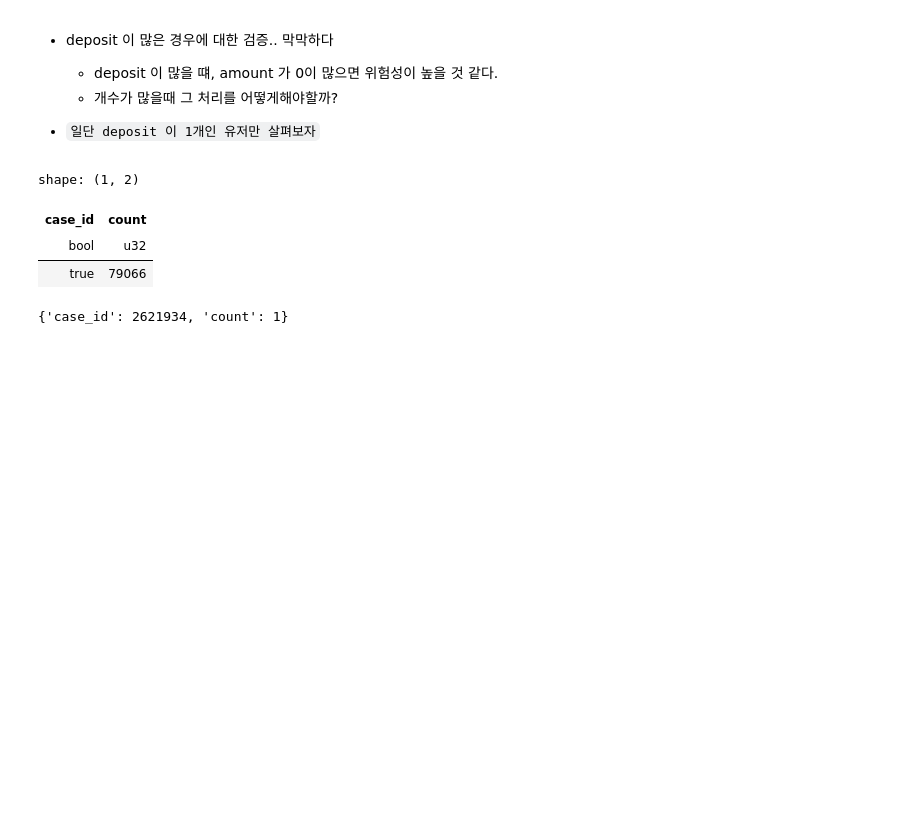
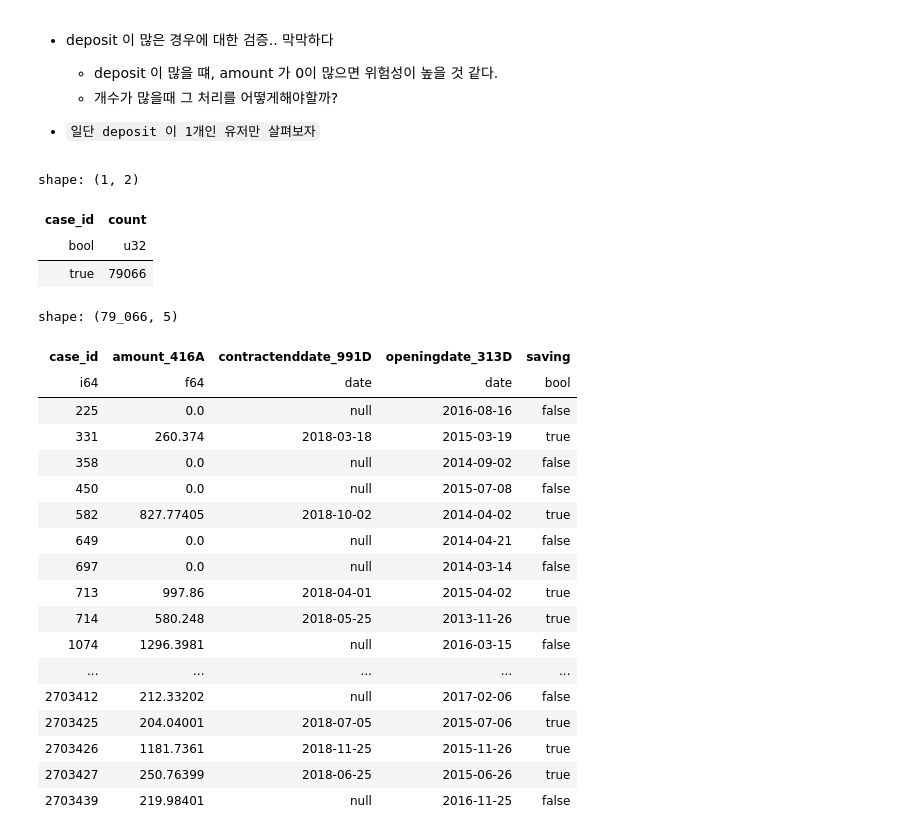
Before and after one commit to MangooH/home_credit, a Jupyter notebook: feature_engineering/deposit.ipynb, the cells around one changed output. Saved outputs shown, nothing was run; the diff lists cells and outputs as text; code cells hidden in the pictures; blank space fills up the shorter version.

```diff
--- a/feature_engineering/deposit.ipynb
+++ b/feature_engineering/deposit.ipynb
@@ -192,7 +192,25 @@ shape: (1, 2)
 | case_id | count |
 | bool | u32 |
 | true | 79066 |
-# %%
-df['case_id'].value_counts().to_struct().
-# %% [output]
-{'case_id': 2621934, 'count': 1}
+# %%
+single_deposit_df
+# %% [output]
+shape: (79_066, 5)
+| case_id | amount_416A | contractenddate_991D | openingdate_313D | saving |
+| i64 | f64 | date | date | bool |
+| 225 | 0.0 | null | 2016-08-16 | false |
+| 331 | 260.374 | 2018-03-18 | 2015-03-19 | true |
+| 358 | 0.0 | null | 2014-09-02 | false |
+| 450 | 0.0 | null | 2015-07-08 | false |
+| 582 | 827.77405 | 2018-10-02 | 2014-04-02 | true |
+| 649 | 0.0 | null | 2014-04-21 | false |
+| 697 | 0.0 | null | 2014-03-14 | false |
+| 713 | 997.86 | 2018-04-01 | 2015-04-02 | true |
+| 714 | 580.248 | 2018-05-25 | 2013-11-26 | true |
+| 1074 | 1296.3981 | null | 2016-03-15 | false |
+| ... | ... | ... | ... | ... |
+| 2703412 | 212.33202 | null | 2017-02-06 | false |
+| 2703425 | 204.04001 | 2018-07-05 | 2015-07-06 | true |
+| 2703426 | 1181.7361 | 2018-11-25 | 2015-11-26 | true |
+| 2703427 | 250.76399 | 2018-06-25 | 2015-06-26 | true |
+| 2703439 | 219.98401 | null | 2016-11-25 | false |
```
Also changed, not shown: 1 other file.
